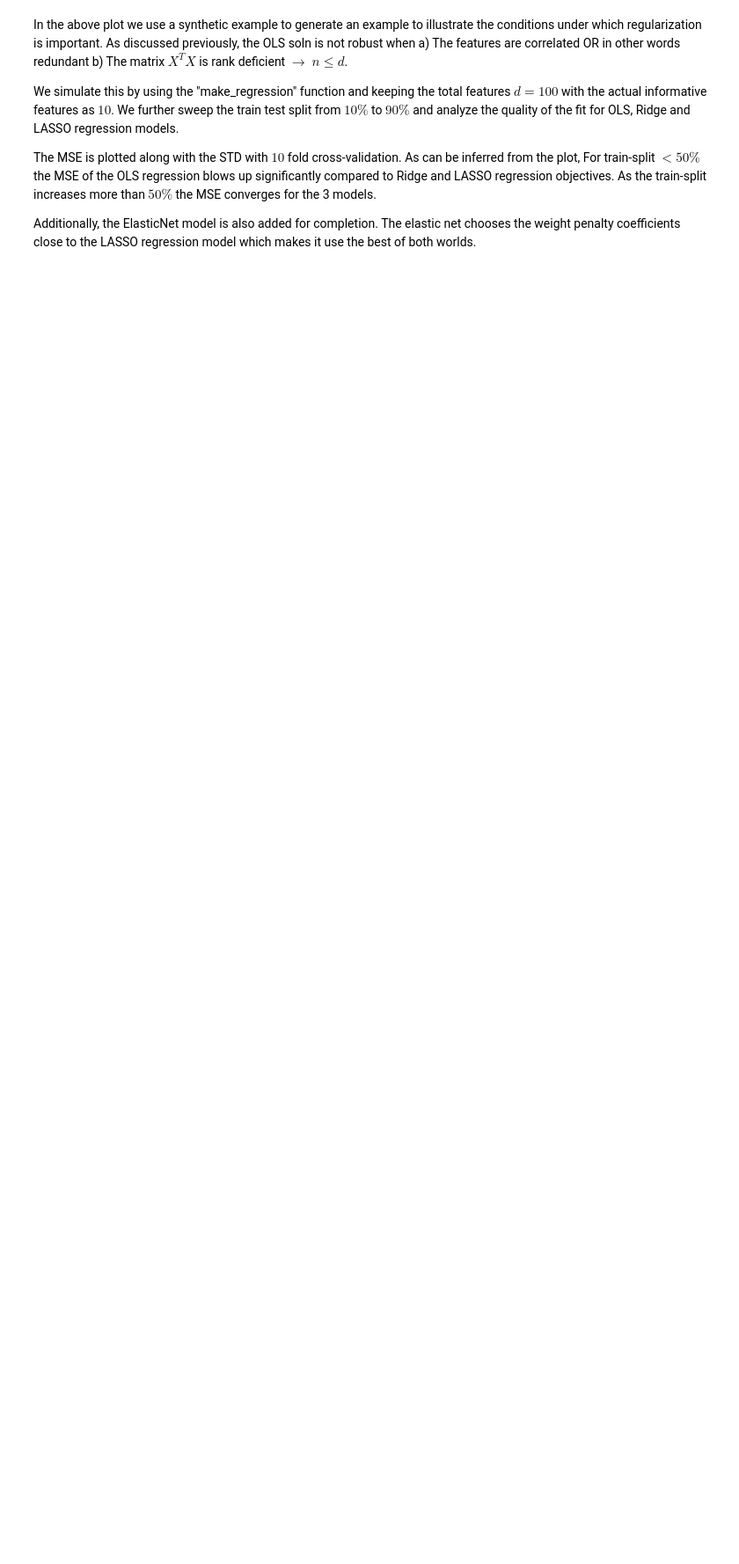
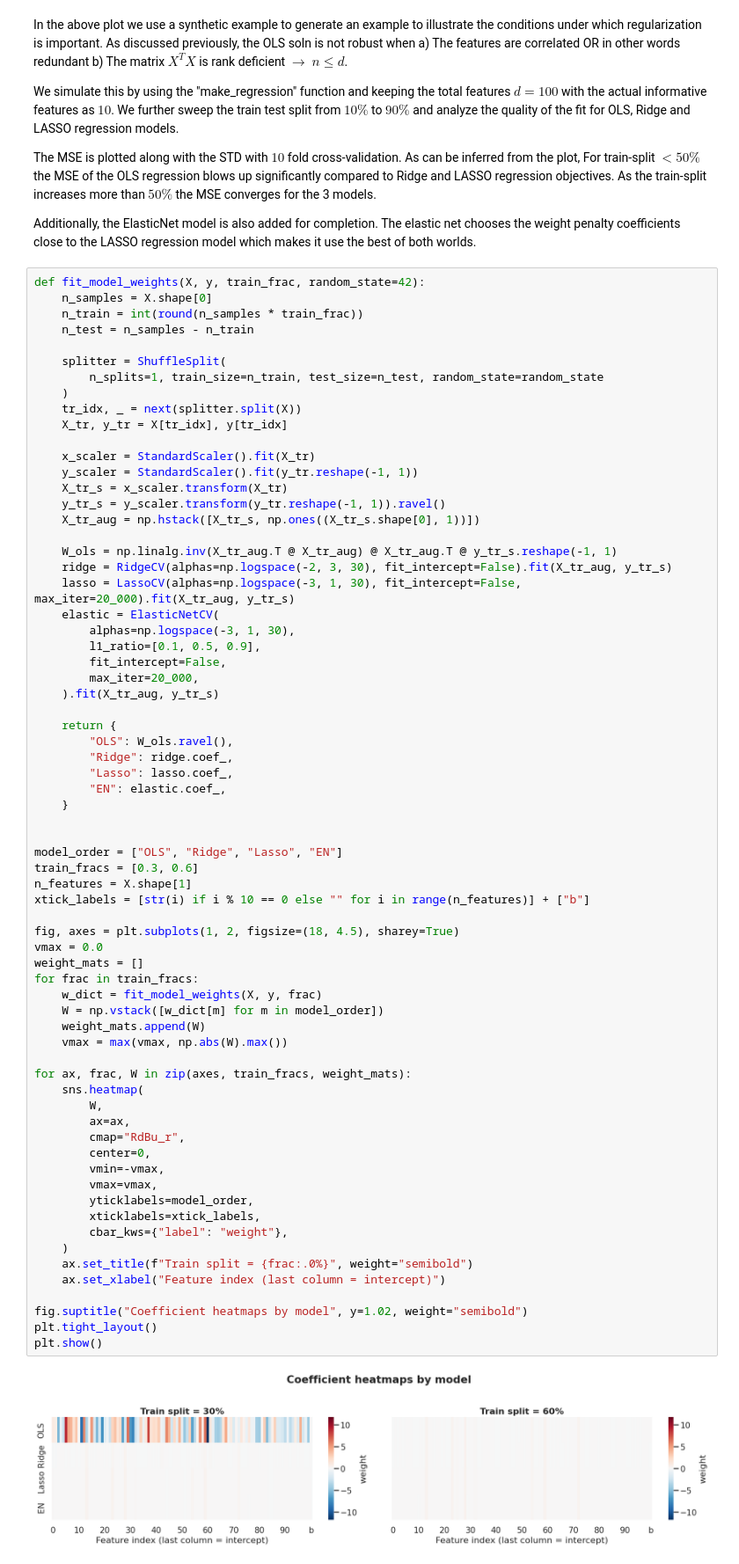
Before and after one commit to rameshaditya-me/Easy-Classical-ML-DL, a Jupyter notebook: regularized-regression/regression_regularized.ipynb, the cells around one changed output. Shown at 88% size. Cells and saved outputs as stored; diff of their text form; blank space fills up the shorter version.

```diff
--- a/regularized-regression/regression_regularized.ipynb
+++ b/regularized-regression/regression_regularized.ipynb
@@ -199,3 +199,73 @@ We simulate this by using the "make_regression" function and keeping the total f
 The MSE is plotted along with the STD with $10$ fold cross-validation. As can be inferred from the plot, For train-split $< 50\%$ the MSE of the OLS regression blows up significantly compared to Ridge and LASSO regression objectives. As the train-split increases more than $50\%$ the MSE converges for the 3 models.
 
 Additionally, the ElasticNet model is also added for completion. The elastic net chooses the weight penalty coefficients close to the LASSO regression model which makes it use the best of both worlds.
+# %%
+def fit_model_weights(X, y, train_frac, random_state=42):
+    n_samples = X.shape[0]
+    n_train = int(round(n_samples * train_frac))
+    n_test = n_samples - n_train
+
+    splitter = ShuffleSplit(
+        n_splits=1, train_size=n_train, test_size=n_test, random_state=random_state
+    )
+    tr_idx, _ = next(splitter.split(X))
+    X_tr, y_tr = X[tr_idx], y[tr_idx]
+
+    x_scaler = StandardScaler().fit(X_tr)
+    y_scaler = StandardScaler().fit(y_tr.reshape(-1, 1))
+    X_tr_s = x_scaler.transform(X_tr)
+    y_tr_s = y_scaler.transform(y_tr.reshape(-1, 1)).ravel()
+    X_tr_aug = np.hstack([X_tr_s, np.ones((X_tr_s.shape[0], 1))])
+
+    W_ols = np.linalg.inv(X_tr_aug.T @ X_tr_aug) @ X_tr_aug.T @ y_tr_s.reshape(-1, 1)
+    ridge = RidgeCV(alphas=np.logspace(-2, 3, 30), fit_intercept=False).fit(X_tr_aug, y_tr_s)
+    lasso = LassoCV(alphas=np.logspace(-3, 1, 30), fit_intercept=False, max_iter=20_000).fit(X_tr_aug, y_tr_s)
+    elastic = ElasticNetCV(
+        alphas=np.logspace(-3, 1, 30),
+        l1_ratio=[0.1, 0.5, 0.9],
+        fit_intercept=False,
+        max_iter=20_000,
+    ).fit(X_tr_aug, y_tr_s)
+
+    return {
+        "OLS": W_ols.ravel(),
+        "Ridge": ridge.coef_,
+        "Lasso": lasso.coef_,
+        "EN": elastic.coef_,
+    }
+
+
+model_order = ["OLS", "Ridge", "Lasso", "EN"]
+train_fracs = [0.3, 0.6]
+n_features = X.shape[1]
+xtick_labels = [str(i) if i % 10 == 0 else "" for i in range(n_features)] + ["b"]
+
+fig, axes = plt.subplots(1, 2, figsize=(18, 4.5), sharey=True)
+vmax = 0.0
+weight_mats = []
+for frac in train_fracs:
+    w_dict = fit_model_weights(X, y, frac)
+    W = np.vstack([w_dict[m] for m in model_order])
+    weight_mats.append(W)
+    vmax = max(vmax, np.abs(W).max())
+
+for ax, frac, W in zip(axes, train_fracs, weight_mats):
+    sns.heatmap(
+        W,
+        ax=ax,
+        cmap="RdBu_r",
+        center=0,
+        vmin=-vmax,
+        vmax=vmax,
+        yticklabels=model_order,
+        xticklabels=xtick_labels,
+        cbar_kws={"label": "weight"},
+    )
+    ax.set_title(f"Train split = {frac:.0%}", weight="semibold")
+    ax.set_xlabel("Feature index (last column = intercept)")
+
+fig.suptitle("Coefficient heatmaps by model", y=1.02, weight="semibold")
+plt.tight_layout()
+plt.show()
+# %% [output]
+[figure, added]
```
Also changed, not shown: parts of 5 cells of this notebook.
